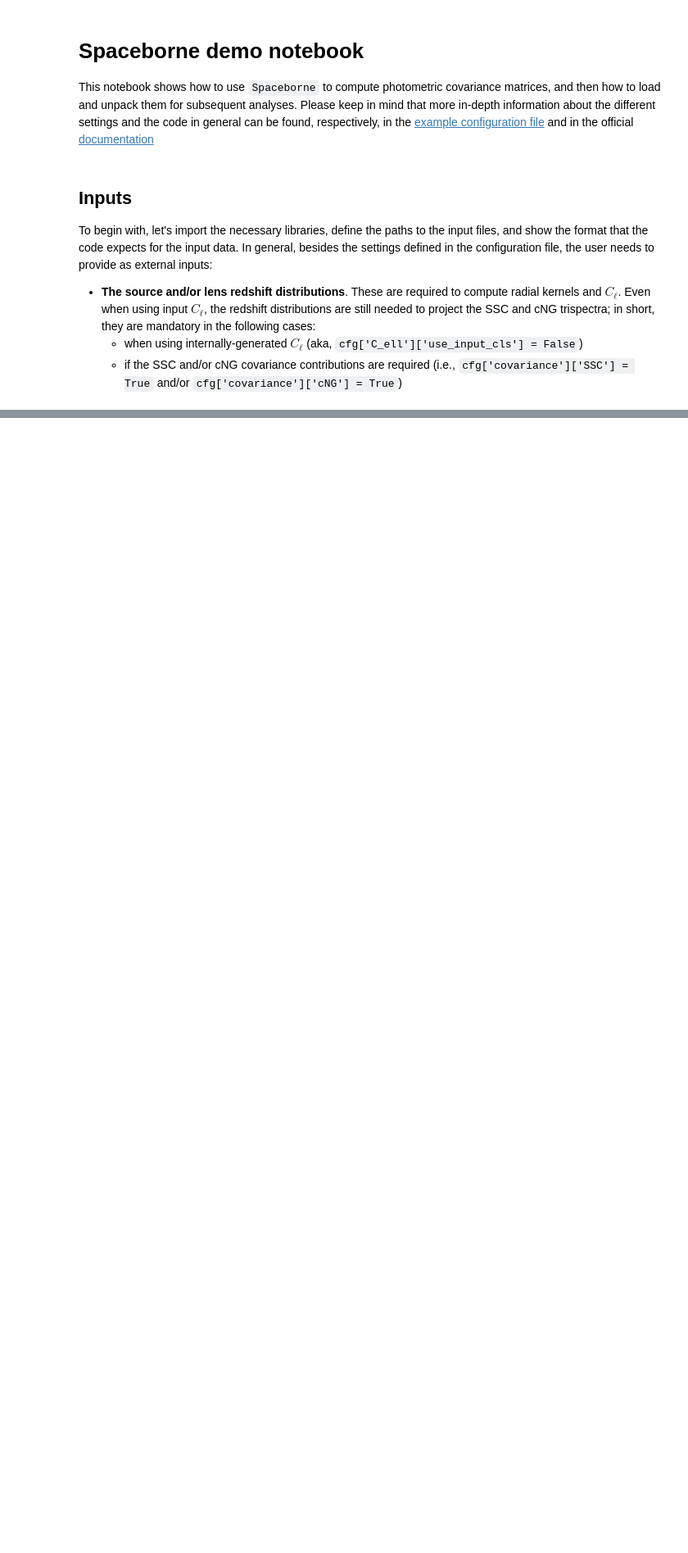
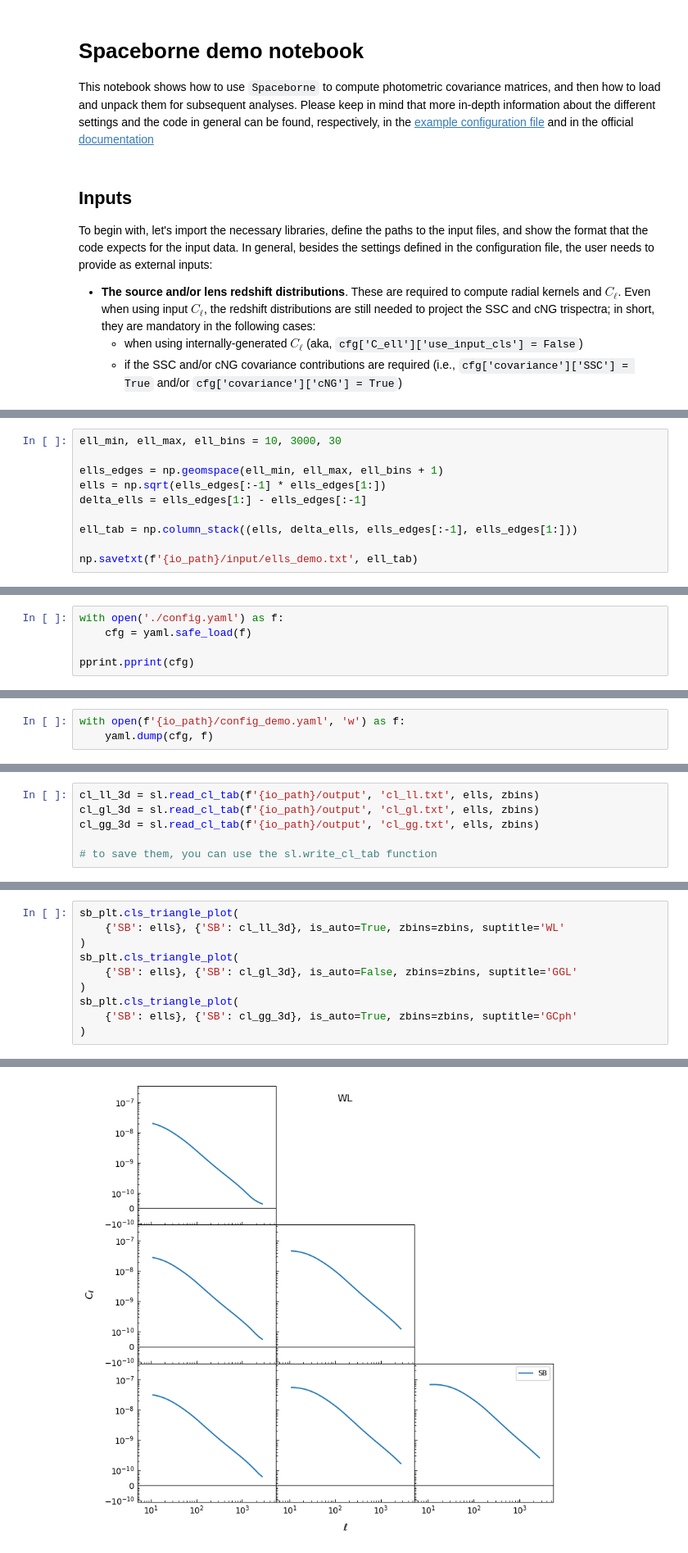
Before and after one commit to davidesciotti/Spaceborne, a Jupyter notebook: DEMO.ipynb, the cells around one changed output, grey strips where cells are left out. Shown at 82% size. Saved outputs shown, nothing was run; the diff lists cells and outputs as text; blank space fills up the shorter version.

```diff
--- a/DEMO.ipynb
+++ b/DEMO.ipynb
@@ -103,0 +109,10 @@ plt.show()
+# %%
+ell_min, ell_max, ell_bins = 10, 3000, 30
+
+ells_edges = np.geomspace(ell_min, ell_max, ell_bins + 1)
+ells = np.sqrt(ells_edges[:-1] * ells_edges[1:])
+delta_ells = ells_edges[1:] - ells_edges[:-1]
+
+ell_tab = np.column_stack((ells, delta_ells, ells_edges[:-1], ells_edges[1:]))
+
+np.savetxt(f'{io_path}/input/ells_demo.txt', ell_tab)
@@ -103,0 +168,5 @@ plt.show()
+# %%
+with open('./config.yaml') as f:
+    cfg = yaml.safe_load(f)
+
+pprint.pprint(cfg)
@@ -103,0 +230,3 @@ plt.show()
+# %%
+with open(f'{io_path}/config_demo.yaml', 'w') as f:
+    yaml.dump(cfg, f)
@@ -103,0 +291,6 @@ plt.show()
+# %%
+cl_ll_3d = sl.read_cl_tab(f'{io_path}/output', 'cl_ll.txt', ells, zbins)
+cl_gl_3d = sl.read_cl_tab(f'{io_path}/output', 'cl_gl.txt', ells, zbins)
+cl_gg_3d = sl.read_cl_tab(f'{io_path}/output', 'cl_gg.txt', ells, zbins)
+
+# to save them, you can use the sl.write_cl_tab function
@@ -103,0 +299,11 @@ plt.show()
+# %%
+sb_plt.cls_triangle_plot(
+    {'SB': ells}, {'SB': cl_ll_3d}, is_auto=True, zbins=zbins, suptitle='WL'
+)
+sb_plt.cls_triangle_plot(
+    {'SB': ells}, {'SB': cl_gl_3d}, is_auto=False, zbins=zbins, suptitle='GGL'
+)
+sb_plt.cls_triangle_plot(
+    {'SB': ells}, {'SB': cl_gg_3d}, is_auto=True, zbins=zbins, suptitle='GCph'
+)
+# %% [output]
@@ -103,0 +314 @@ plt.show()
+[figure, added]
```
Also changed, not shown: parts of 41 cells of this notebook.
